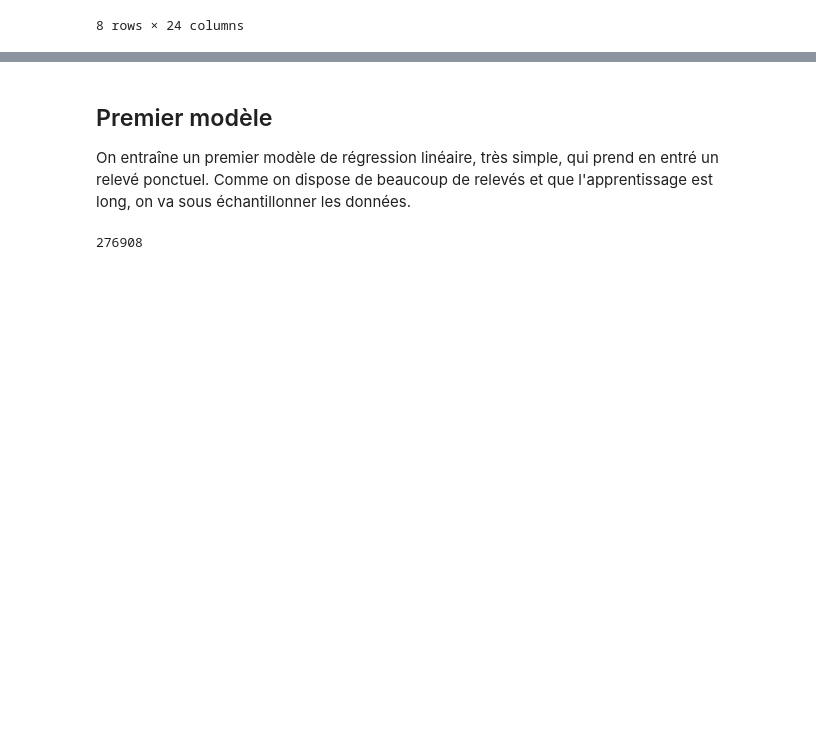
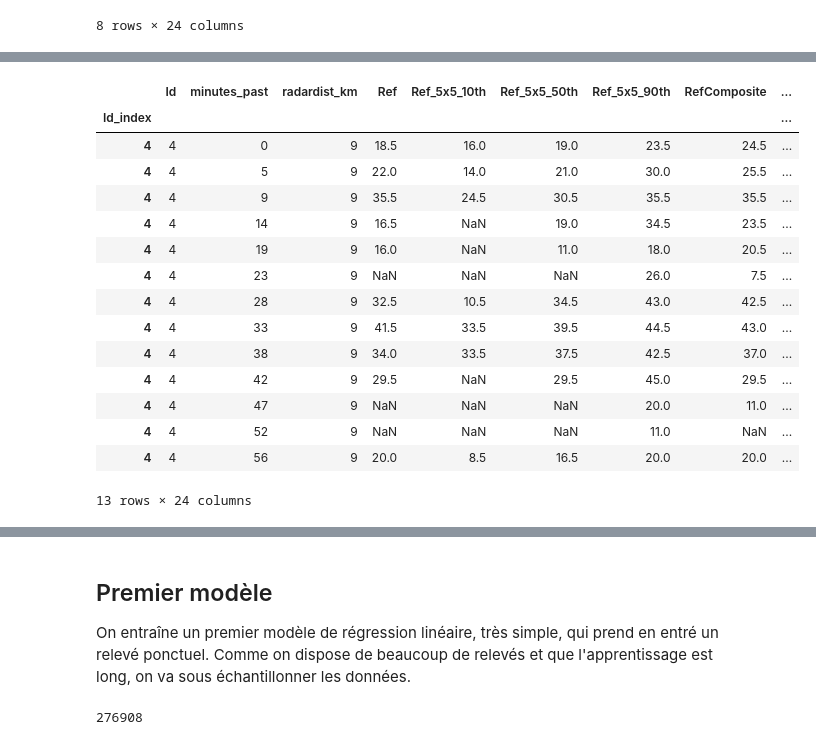
Before and after one commit to Cadene/FDMS, a Jupyter notebook: TME3/FDMS_Kaggle_CadeneChen.ipynb, the cells around one changed output, grey strips where cells are left out. Drawn from its saved outputs; the diff is of its cells as text; code cells hidden in the pictures; blank space fills up the shorter version.

```diff
--- a/TME3/FDMS_Kaggle_CadeneChen.ipynb
+++ b/TME3/FDMS_Kaggle_CadeneChen.ipynb
@@ -144,0 +236,19 @@ nombre de séquences: 393313
+# %%
+df.loc[4]
+# %% [output]
+|  | Id | minutes_past | radardist_km | Ref | Ref_5x5_10th | Ref_5x5_50th | Ref_5x5_90th | RefComposite | ... |
+| Id_index |  |  |  |  |  |  |  |  | ... |
+| 4 | 4 | 0 | 9 | 18.5 | 16.0 | 19.0 | 23.5 | 24.5 | ... |
+| 4 | 4 | 5 | 9 | 22.0 | 14.0 | 21.0 | 30.0 | 25.5 | ... |
+| 4 | 4 | 9 | 9 | 35.5 | 24.5 | 30.5 | 35.5 | 35.5 | ... |
+| 4 | 4 | 14 | 9 | 16.5 | NaN | 19.0 | 34.5 | 23.5 | ... |
+| 4 | 4 | 19 | 9 | 16.0 | NaN | 11.0 | 18.0 | 20.5 | ... |
+| 4 | 4 | 23 | 9 | NaN | NaN | NaN | 26.0 | 7.5 | ... |
+| 4 | 4 | 28 | 9 | 32.5 | 10.5 | 34.5 | 43.0 | 42.5 | ... |
+| 4 | 4 | 33 | 9 | 41.5 | 33.5 | 39.5 | 44.5 | 43.0 | ... |
+| 4 | 4 | 38 | 9 | 34.0 | 33.5 | 37.5 | 42.5 | 37.0 | ... |
+| 4 | 4 | 42 | 9 | 29.5 | NaN | 29.5 | 45.0 | 29.5 | ... |
+| 4 | 4 | 47 | 9 | NaN | NaN | NaN | 20.0 | 11.0 | ... |
+| 4 | 4 | 52 | 9 | NaN | NaN | NaN | 11.0 | NaN | ... |
+| 4 | 4 | 56 | 9 | 20.0 | 8.5 | 16.5 | 20.0 | 20.0 | ... |
+13 rows × 24 columns
```
Also changed, not shown: parts of 44 cells of this notebook, 2 other files.
